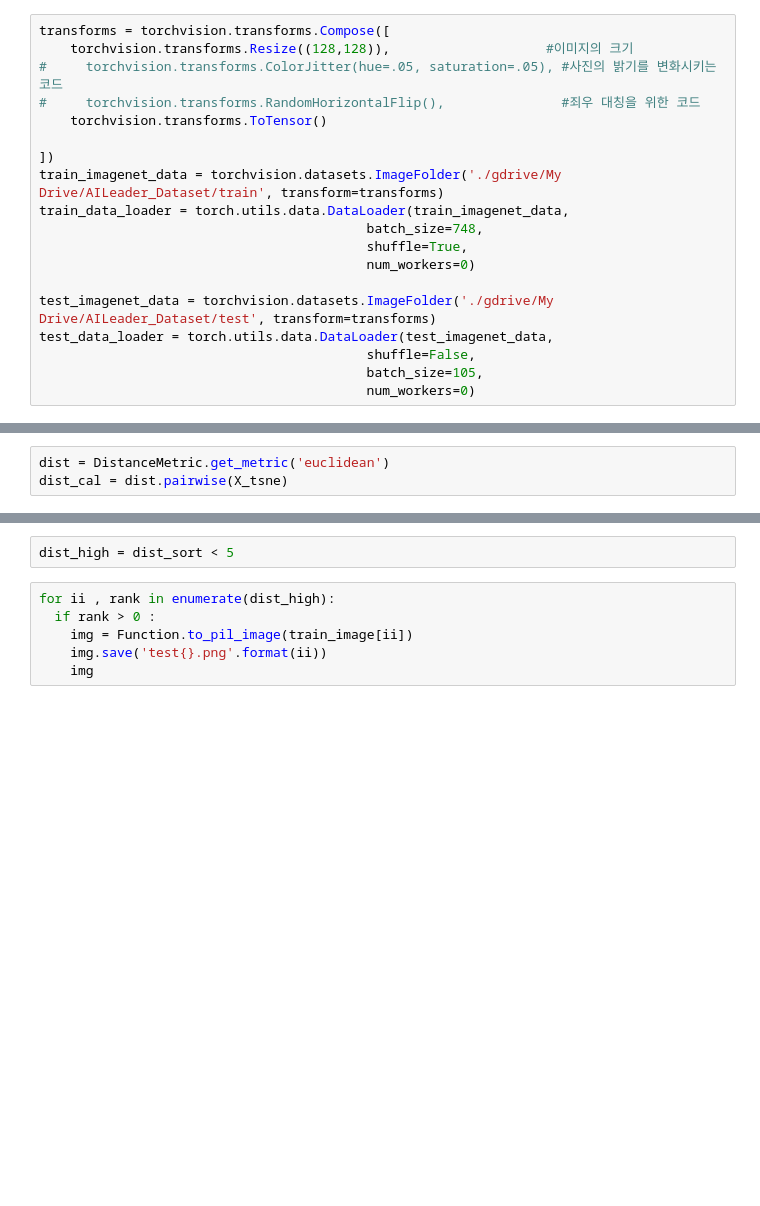
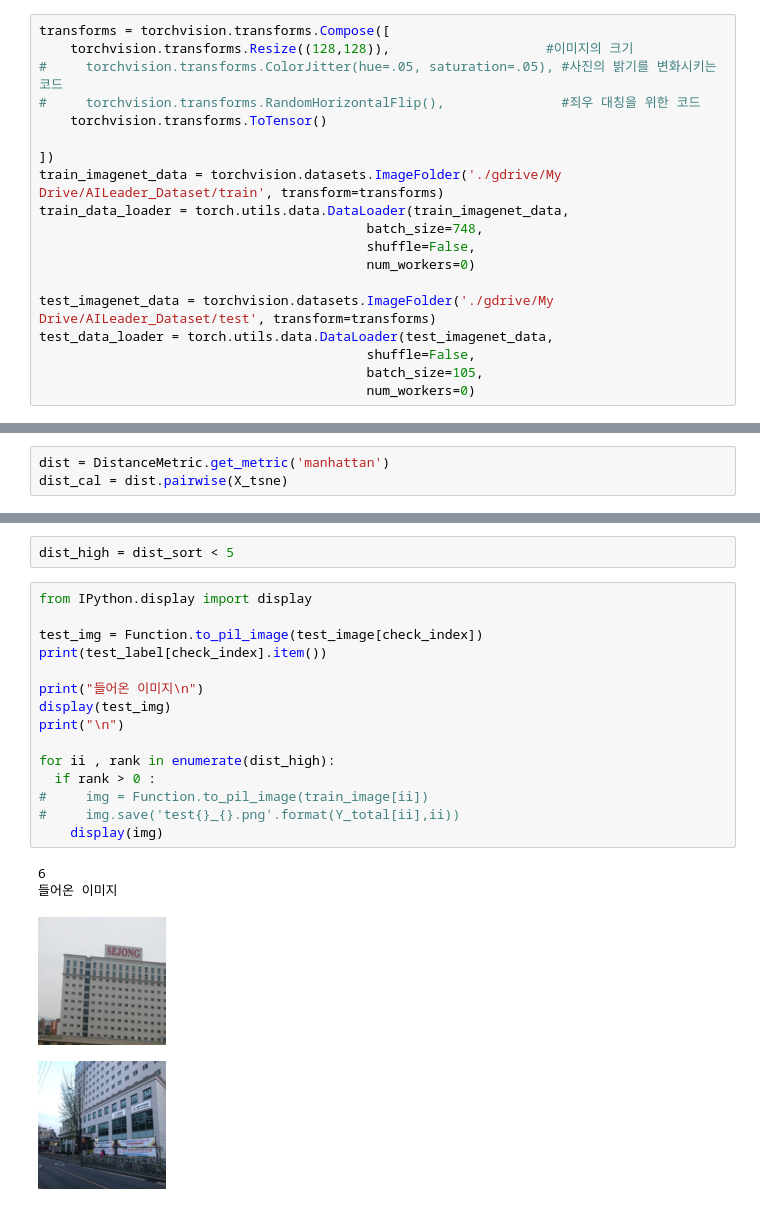
Before and after one commit to sejongresearch/LandmarkRetrieval, a Jupyter notebook: VLADNet_jwkim_test_retrieval.ipynb, the cells around one changed output, grey strips where cells are left out. Drawn from its saved outputs; the diff is of its cells as text; blank space fills up the shorter version.

```diff
--- a/VLADNet_jwkim_test_retrieval.ipynb
+++ b/VLADNet_jwkim_test_retrieval.ipynb
@@ -294,7 +294,7 @@ transforms = torchvision.transforms.Compose([
 train_imagenet_data = torchvision.datasets.ImageFolder('./gdrive/My Drive/AILeader_Dataset/train', transform=transforms)
 train_data_loader = torch.utils.data.DataLoader(train_imagenet_data,
                                           batch_size=748,
-                                          shuffle=True,
+                                          shuffle=False,
                                           num_workers=0)
 
 test_imagenet_data = torchvision.datasets.ImageFolder('./gdrive/My Drive/AILeader_Dataset/test', transform=transforms)
@@ -342,5 +342,5 @@ Y_total = Y_total.cpu().detach().numpy()
 tsne = manifold.TSNE(n_components=2, init='pca', random_state=0)
 X_tsne = tsne.fit_transform(X_total)
 # %%
-dist = DistanceMetric.get_metric('euclidean')
+dist = DistanceMetric.get_metric('manhattan')
 dist_cal = dist.pairwise(X_tsne)
@@ -349,8 +369,22 @@ dist_sort = np.argsort(dist_cal[748])
 # %%
 dist_high = dist_sort < 5
 # %%
+from IPython.display import display
+
+test_img = Function.to_pil_image(test_image[check_index])
+print(test_label[check_index].item())
+
+print("들어온 이미지\n")
+display(test_img)
+print("\n")
+
 for ii , rank in enumerate(dist_high):
   if rank > 0 :
-    img = Function.to_pil_image(train_image[ii])
-    img.save('test{}.png'.format(ii))
-    img
+#     img = Function.to_pil_image(train_image[ii])
+#     img.save('test{}_{}.png'.format(Y_total[ii],ii))
+    display(img)
+# %% [output]
+6
+들어온 이미지
+[figure, added]
+[figure, added]
```
Also changed, not shown: parts of 6 cells of this notebook.
